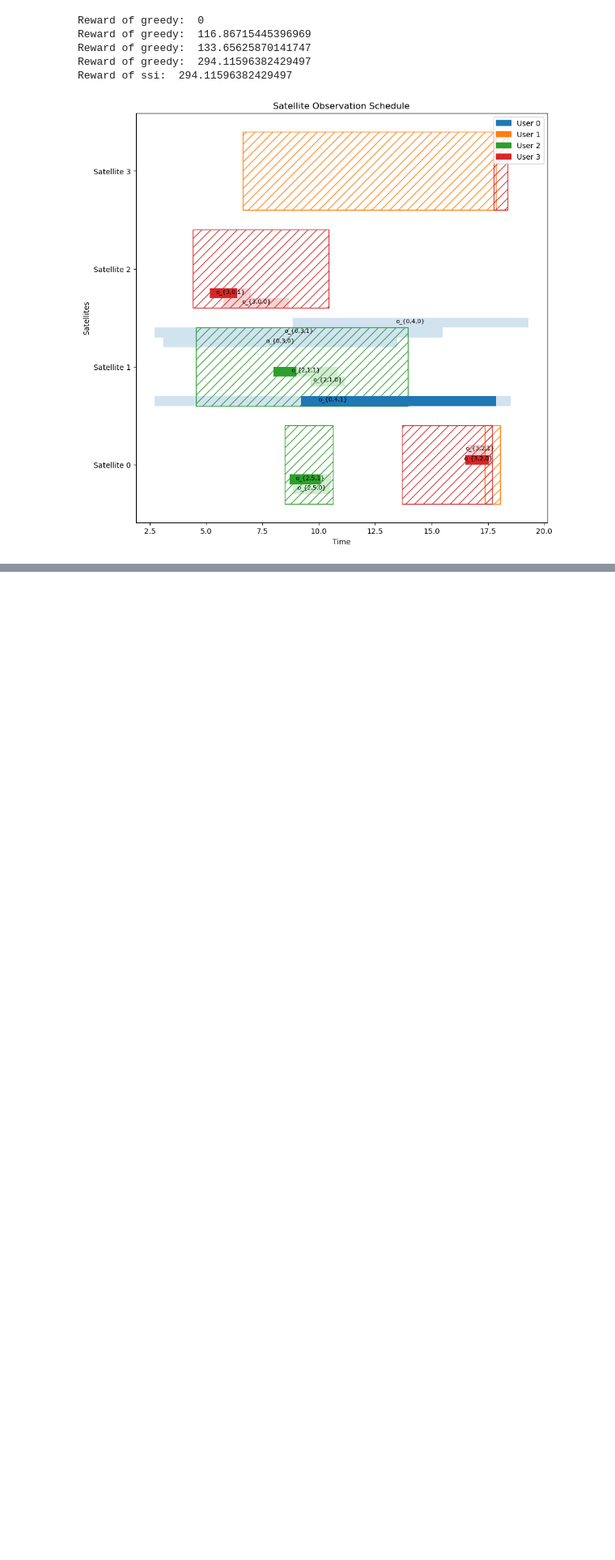
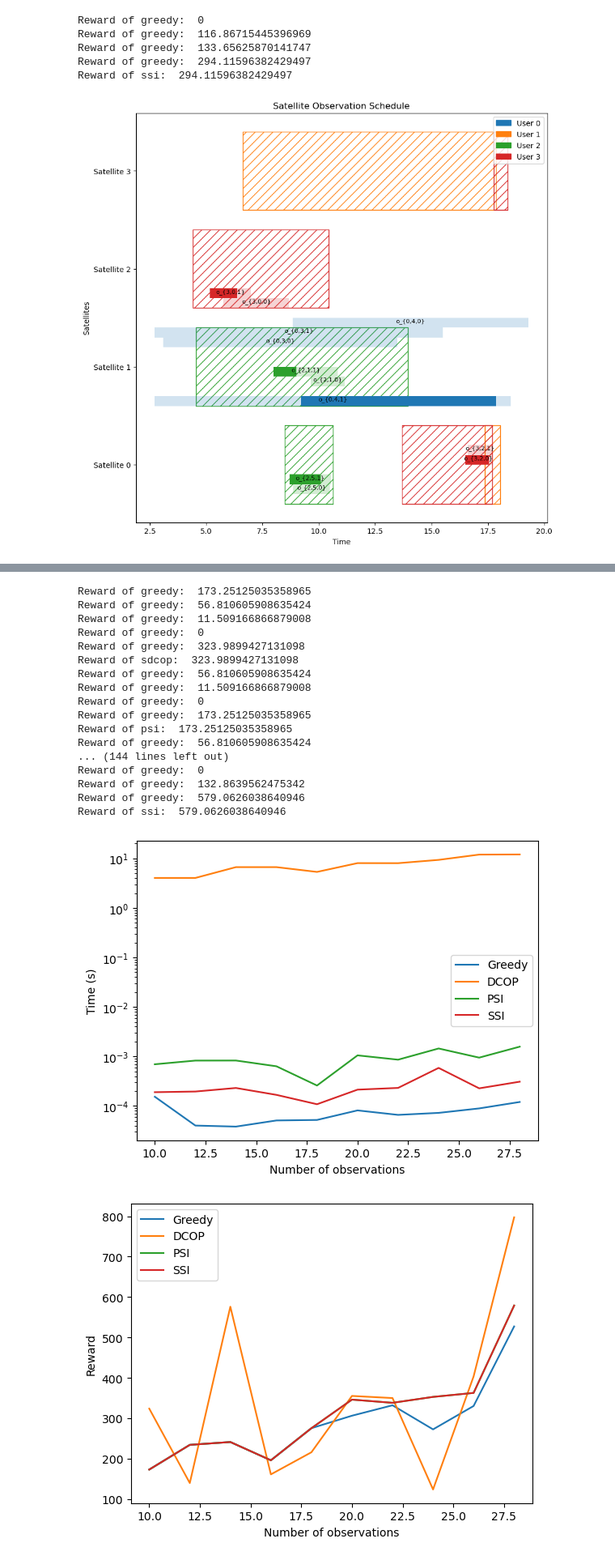
Before and after one commit to zhenyuefu/EOSCP, a Jupyter notebook: experiment.ipynb, the cells around one changed output, grey strips where cells are left out. Shown: that part at 81% size. Saved outputs shown, nothing was run; the diff lists cells and outputs as text; code cells hidden in the pictures; blank space fills up the shorter version.

```diff
--- a/experiment.ipynb
+++ b/experiment.ipynb
@@ -49,7 +50,7 @@ Reward of psi:  294.11596382429497
 ## ssi algorithme
 # %%
 
-schedule = ssi_solver(eoscsp)
+schedule,reward = ssi_solver(eoscsp)
 eoscsp.plot_schedule(schedule)
 # %% [output]
 Reward of greedy:  0
@@ -60,0 +64,78 @@ Reward of ssi:  294.11596382429497
+# %%
+
+
+num_req = 5
+total_obs = []
+times = [[],[],[],[]]
+rewards = [[],[],[],[]]
+for i in range(10):
+	eoscsp = generate_random_esop_instance(4, 3, num_req)
+	num_req += 1
+
+	total_obs.append(len(eoscsp.observations))
+
+	start = time.time()
+	schedule,_,reward = greedy_eoscsp_solver(eoscsp)
+	end = time.time()
+	times[0].append(end-start)
+	rewards[0].append(reward)
+
+	start = time.time()
+	schedule,reward = s_dcop(eoscsp)
+	end = time.time()
+	times[1].append(end-start)
+	rewards[1].append(reward)
+
+	start = time.time()
+	schedule,reward = psi_solver(eoscsp)
+	end = time.time()
+	times[2].append(end-start)
+	rewards[2].append(reward)
+
+	start = time.time()
+	schedule,reward = ssi_solver(eoscsp)
+	end = time.time()
+	times[3].append(end-start)
+	rewards[3].append(reward)
+
+# plot the results
+plt.figure()
+plt.plot(total_obs,times[0],label='Greedy')
+plt.plot(total_obs,times[1],label='DCOP')
+plt.plot(total_obs,times[2],label='PSI')
+plt.plot(total_obs,times[3],label='SSI')
+plt.xlabel('Number of observations')
+plt.ylabel('Time (s)')
+plt.yscale('log')
+plt.legend()
+plt.show()
+
+plt.figure()
+plt.plot(total_obs,rewards[0],label='Greedy')
+plt.plot(total_obs,rewards[1],label='DCOP')
+plt.plot(total_obs,rewards[2],label='PSI')
+plt.plot(total_obs,rewards[3],label='SSI')
+plt.xlabel('Number of observations')
+plt.ylabel('Reward')
+plt.legend()
+plt.show()
+# %% [output]
+Reward of greedy:  173.25125035358965
+Reward of greedy:  56.810605908635424
+Reward of greedy:  11.509166866879008
+Reward of greedy:  0
+Reward of greedy:  323.9899427131098
+Reward of sdcop:  323.9899427131098
+Reward of greedy:  56.810605908635424
+Reward of greedy:  11.509166866879008
+Reward of greedy:  0
+Reward of greedy:  173.25125035358965
+Reward of psi:  173.25125035358965
+Reward of greedy:  56.810605908635424
+... (144 lines left out)
+Reward of greedy:  0
+Reward of greedy:  132.8639562475342
+Reward of greedy:  579.0626038640946
+Reward of ssi:  579.0626038640946
+[figure, added]
+[figure, added]
```
Also changed, not shown: parts of 5 cells of this notebook, 5 other files.
